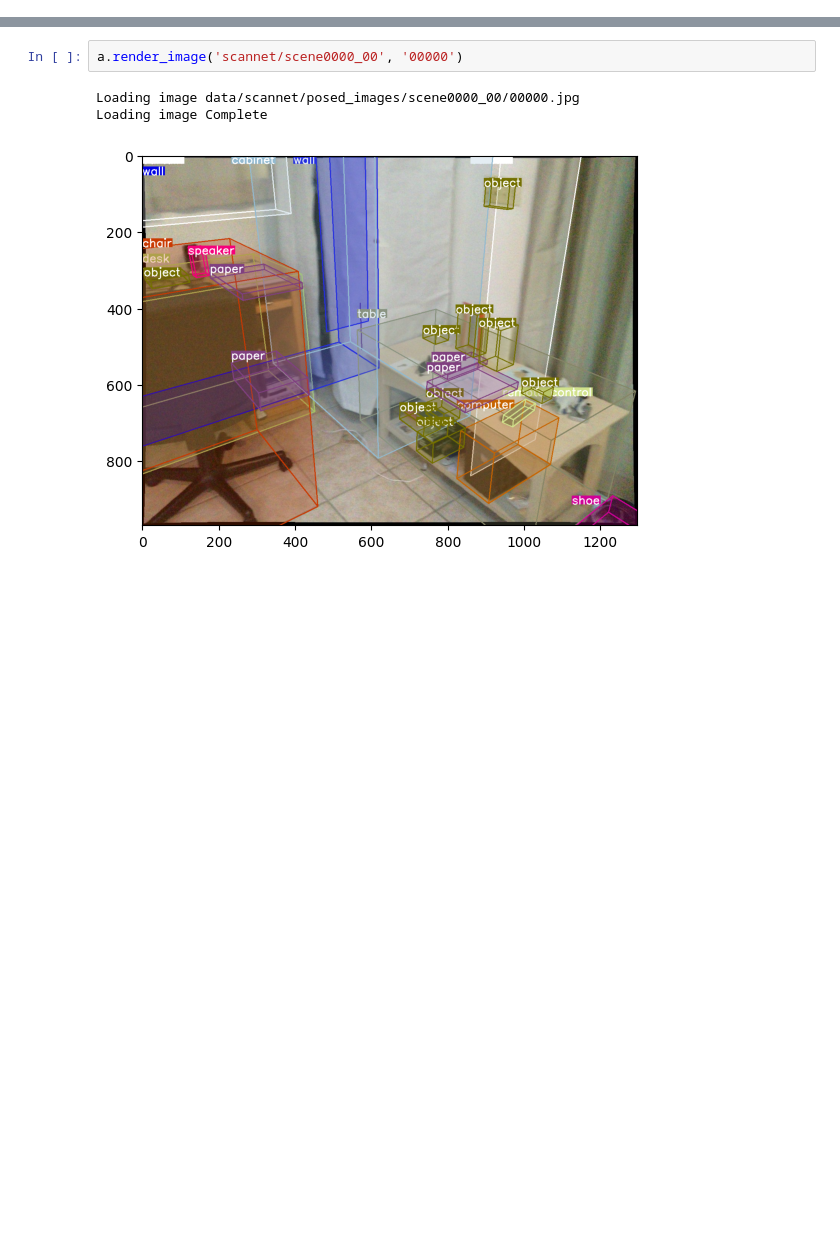
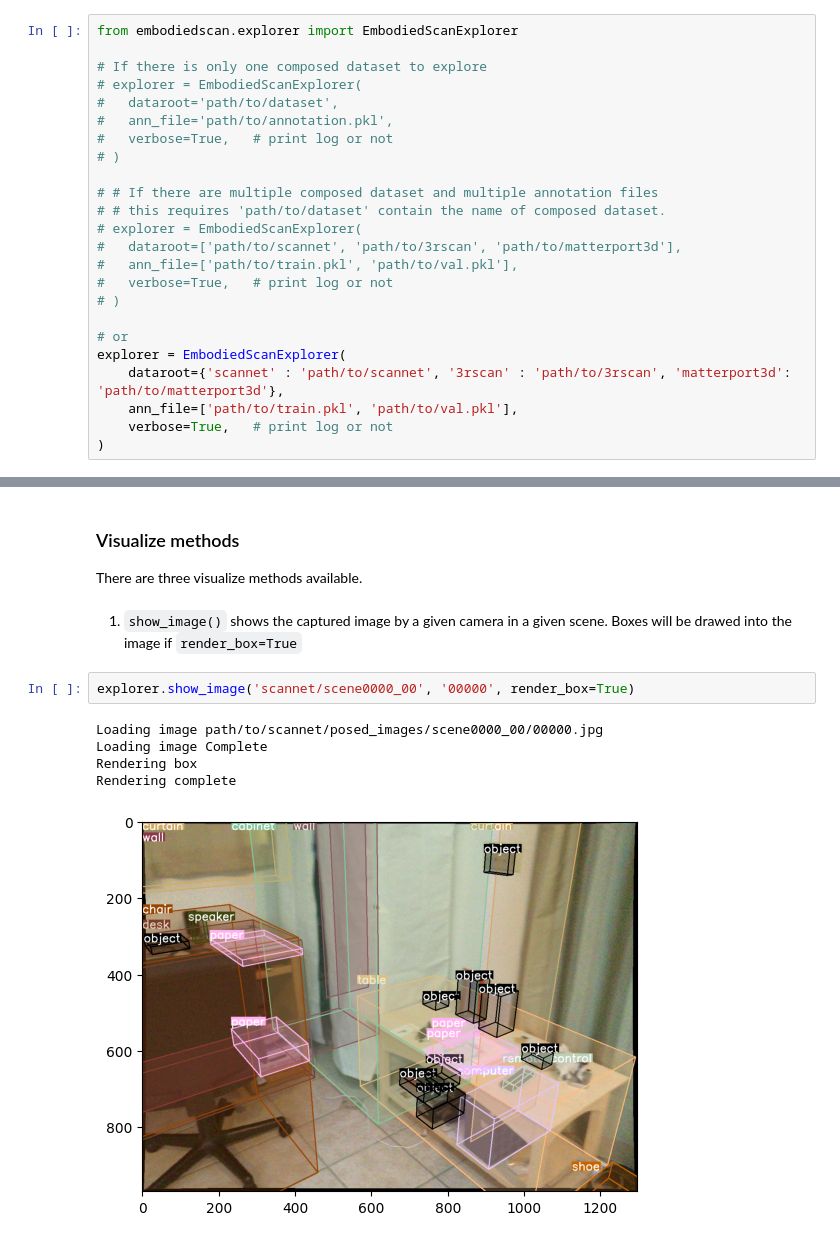
Before and after one commit to OpenRobotLab/EmbodiedScan, a Jupyter notebook: embodiedscan/tutorial.ipynb, the cells around one changed output, grey strips where cells are left out. Saved outputs shown, nothing was run; the diff lists cells and outputs as text; blank space fills up the shorter version.

```diff
--- a/embodiedscan/tutorial.ipynb
+++ b/embodiedscan/tutorial.ipynb
@@ -17,0 +17,24 @@ Loading complete
+# %%
+from embodiedscan.explorer import EmbodiedScanExplorer
+
+# If there is only one composed dataset to explore
+# explorer = EmbodiedScanExplorer(
+# 	dataroot='path/to/dataset',
+# 	ann_file='path/to/annotation.pkl',
+# 	verbose=True,	# print log or not
+# )
+
+# # If there are multiple composed dataset and multiple annotation files
+# # this requires 'path/to/dataset' contain the name of composed dataset.
+# explorer = EmbodiedScanExplorer(
+# 	dataroot=['path/to/scannet', 'path/to/3rscan', 'path/to/matterport3d'],
+# 	ann_file=['path/to/train.pkl', 'path/to/val.pkl'],
+# 	verbose=True,	# print log or not
+# )
+
+# or
+explorer = EmbodiedScanExplorer(
+	dataroot={'scannet' : 'path/to/scannet', '3rscan' : 'path/to/3rscan', 'matterport3d': 'path/to/matterport3d'},
+	ann_file=['path/to/train.pkl', 'path/to/val.pkl'],
+	verbose=True,	# print log or not
+)
@@ -18,6 +138,13 @@ Loading complete
+# %% [markdown]
+### Visualize methods
+There are three visualize methods available.
+# %% [markdown]
+1. `show_image()` shows the captured image by a given camera in a given scene. Boxes will be drawed into the image if `render_box=True`
 # %%
-a.render_image('scannet/scene0000_00', '00000')
+explorer.show_image('scannet/scene0000_00', '00000', render_box=True)
 # %% [output]
-Loading image data/scannet/posed_images/scene0000_00/00000.jpg
+Loading image path/to/scannet/posed_images/scene0000_00/00000.jpg
 Loading image Complete
+Rendering box
+Rendering complete
-[figure, old version]
+[figure, new version]
```
Also changed, not shown: parts of 21 cells of this notebook, 33 other files.
